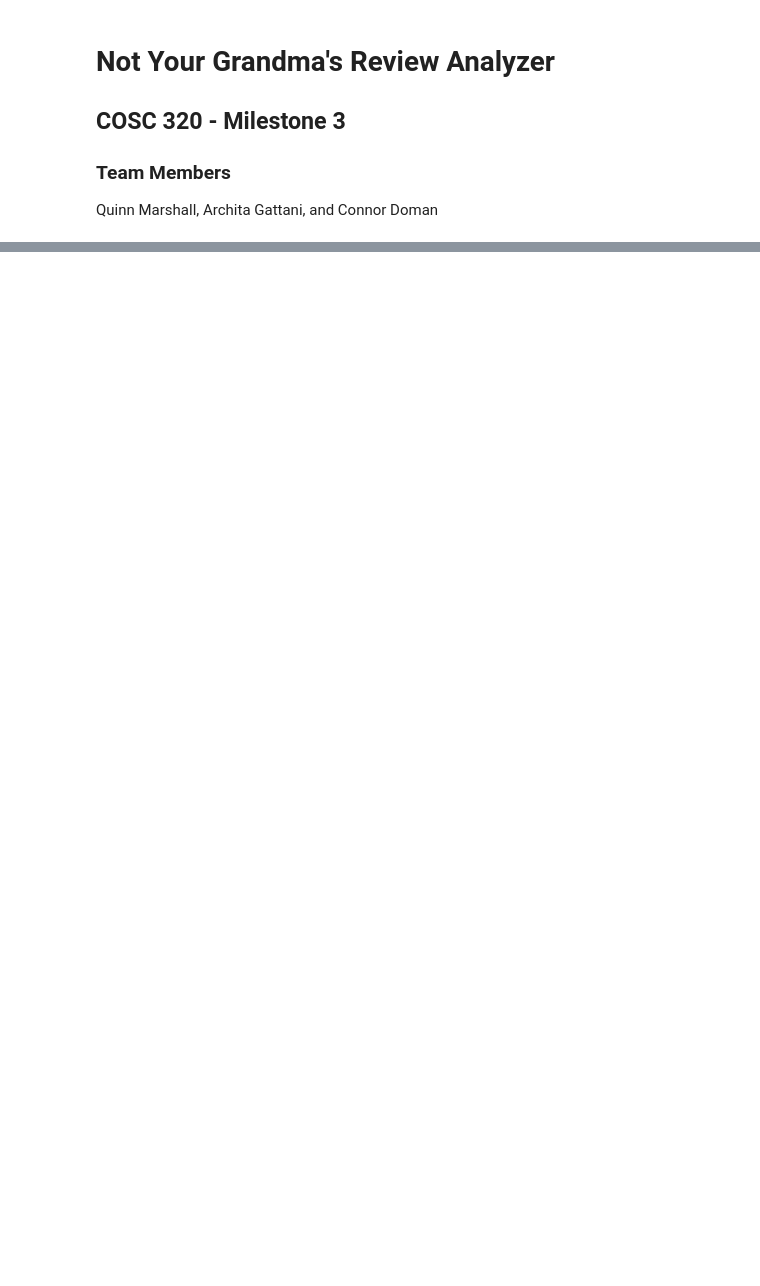
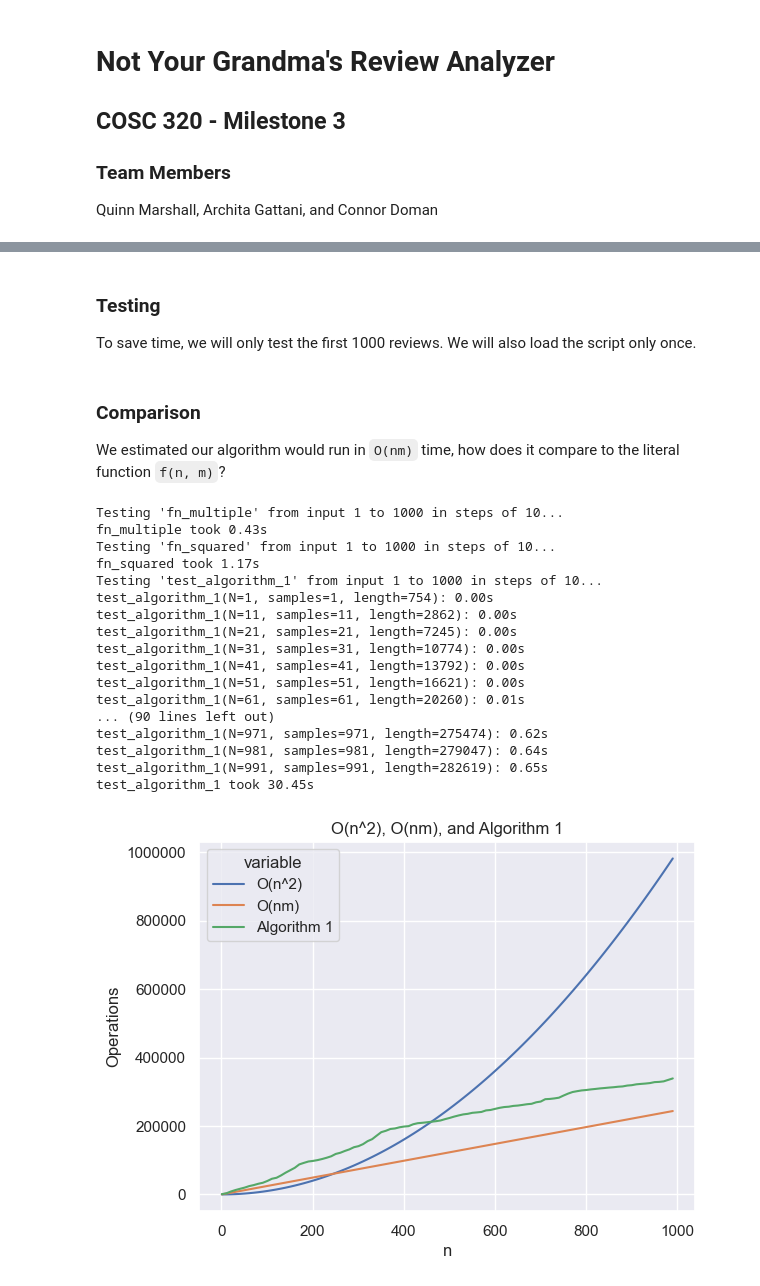
Before and after one commit to connordoman/cosc320project, a Jupyter notebook: milestone3/milestone3.ipynb, the cells around one changed output, grey strips where cells are left out. Drawn from its saved outputs; the diff is of its cells as text; code cells hidden in the pictures; blank space fills up the shorter version.

```diff
--- a/milestone3/milestone3.ipynb
+++ b/milestone3/milestone3.ipynb
@@ -77,0 +103,2 @@ def replace_with_new_word(text):
+# %%
+REVIEWS, AVERAGE_REVIEW_LENGTH, TOTAL_REVIEW_SIZE = get_reviews_from_sports_data() # 999999 reviews
@@ -77,0 +160,22 @@ def replace_with_new_word(text):
+# %%
+def test_algorithm_1(N):
+    """
+    Combines all the reviews in the sample into one mega string to be passed to replace_with_new_word
+    """
+    start = time.time() # start counting total time
+
+    reviews_array_temp = REVIEWS[:N]
+    mega_string = " ".join(reviews_array_temp)
+    text, operations = replace_with_new_word(mega_string) # our algorithm
+
+    end = time.time() # stop counting total time
+    print(f"test_algorithm_1(N={N}, samples={len(reviews_array_temp)}, length={len(mega_string)}): {end - start:.2f}s") # print total time
+    return operations
+# %% [markdown]
+### Testing
+
+To save time, we will only test the first 1000 reviews. We will also load the script only once.
+# %% [markdown]
+### Comparison
+
+We estimated our algorithm would run in `O(nm)` time, how does it compare to the literal function `f(n, m)`?
@@ -77,0 +215,45 @@ def replace_with_new_word(text):
+# %%
+def plot(df, title, x_label, y_label):
+    """
+    Plot time complexity
+    """
+    sns.set_theme(style="darkgrid")
+    sns.lineplot(data=df, x="operations", y="value", hue="variable")
+    pl.title(title)
+    pl.xlabel(x_label)
+    pl.ylabel(y_label)
+    pl.ticklabel_format(style='plain', axis='y')
+    pl.show()
+# %%
+n = 1000 # number of words in a review
+m = AVERAGE_REVIEW_LENGTH # approximate number of characters in a word
+increments = 10
+
+fn_multi = calculate_time_complexity(fn_multiple, 1, n, increments, samples=REVIEWS, arguments=[m])
+fn_square = calculate_time_complexity(fn_squared, 1, n, increments, samples=REVIEWS)
+fn_algorithm = calculate_time_complexity(test_algorithm_1, 1, n, increments, samples=REVIEWS)
+
+df = pd.DataFrame({'operations': fn_algorithm['x'], 'O(n^2)': fn_square['y'], 'O(nm)': fn_multi['y'], 'Algorithm 1': fn_algorithm['y']})
+
+final_df = pd.melt(df, ['operations'])
+
+plot(final_df, f"O(n^2), O(nm), and Algorithm 1", "n", "Operations")
+# %% [output]
+Testing 'fn_multiple' from input 1 to 1000 in steps of 10...
+fn_multiple took 0.43s
+Testing 'fn_squared' from input 1 to 1000 in steps of 10...
+fn_squared took 1.17s
+Testing 'test_algorithm_1' from input 1 to 1000 in steps of 10...
+test_algorithm_1(N=1, samples=1, length=754): 0.00s
+test_algorithm_1(N=11, samples=11, length=2862): 0.00s
+test_algorithm_1(N=21, samples=21, length=7245): 0.00s
+test_algorithm_1(N=31, samples=31, length=10774): 0.00s
+test_algorithm_1(N=41, samples=41, length=13792): 0.00s
+test_algorithm_1(N=51, samples=51, length=16621): 0.00s
+test_algorithm_1(N=61, samples=61, length=20260): 0.01s
+... (90 lines left out)
+test_algorithm_1(N=971, samples=971, length=275474): 0.62s
+test_algorithm_1(N=981, samples=981, length=279047): 0.64s
+test_algorithm_1(N=991, samples=991, length=282619): 0.65s
+test_algorithm_1 took 30.45s
+[figure, added]
```
Also changed, not shown: parts of 11 cells of this notebook, 1 other file.
